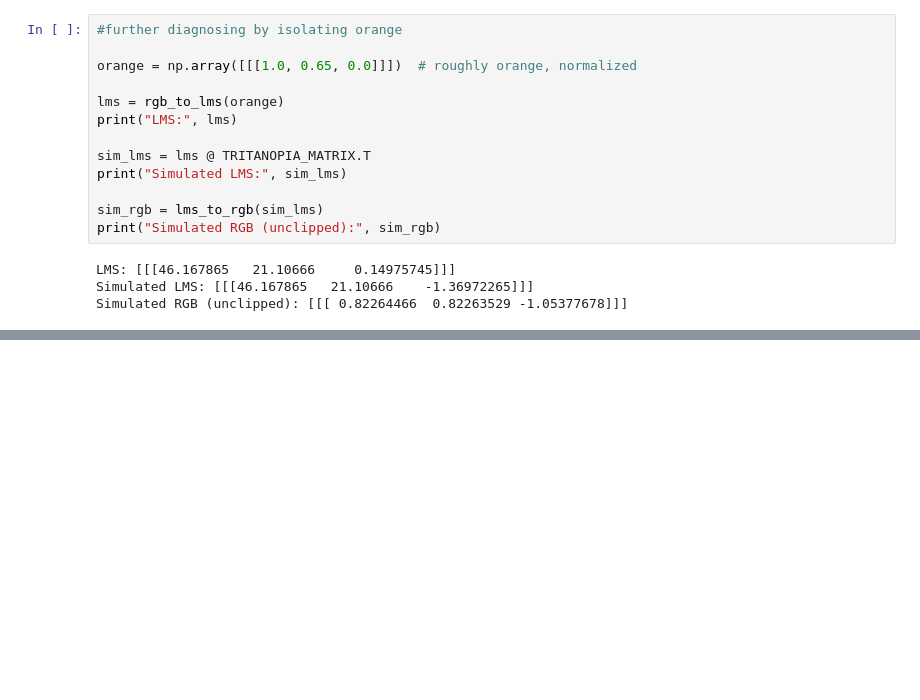
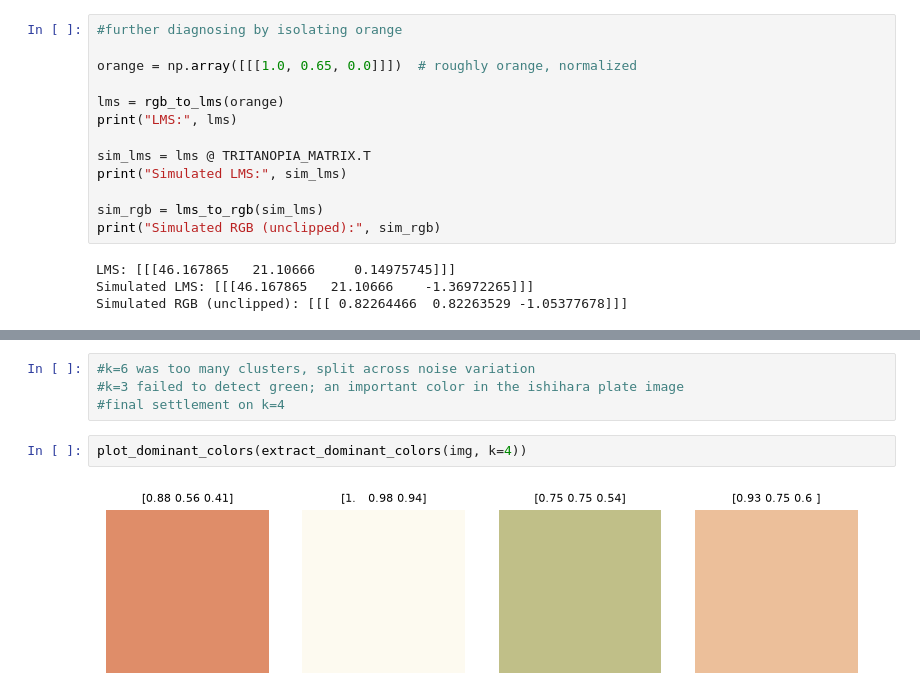
Before and after one commit to Mahnoor-Asad-Khan/cvd-accessibility-cv, a Jupyter notebook: notebooks/experiments.ipynb, the cells around one changed output, grey strips where cells are left out. Drawn from its saved outputs; the diff is of its cells as text; blank space fills up the shorter version.

```diff
--- a/notebooks/experiments.ipynb
+++ b/notebooks/experiments.ipynb
@@ -121,0 +156,8 @@ Simulated RGB (unclipped): [[[ 0.82264466  0.82263529 -1.05377678]]]
+# %%
+#k=6 was too many clusters, split across noise variation
+#k=3 failed to detect green; an important color in the ishihara plate image
+#final settlement on k=4
+# %%
+plot_dominant_colors(extract_dominant_colors(img, k=4))
+# %% [output]
+[figure, added]
```
Also changed, not shown: parts of 4 cells of this notebook, 2 other files.
